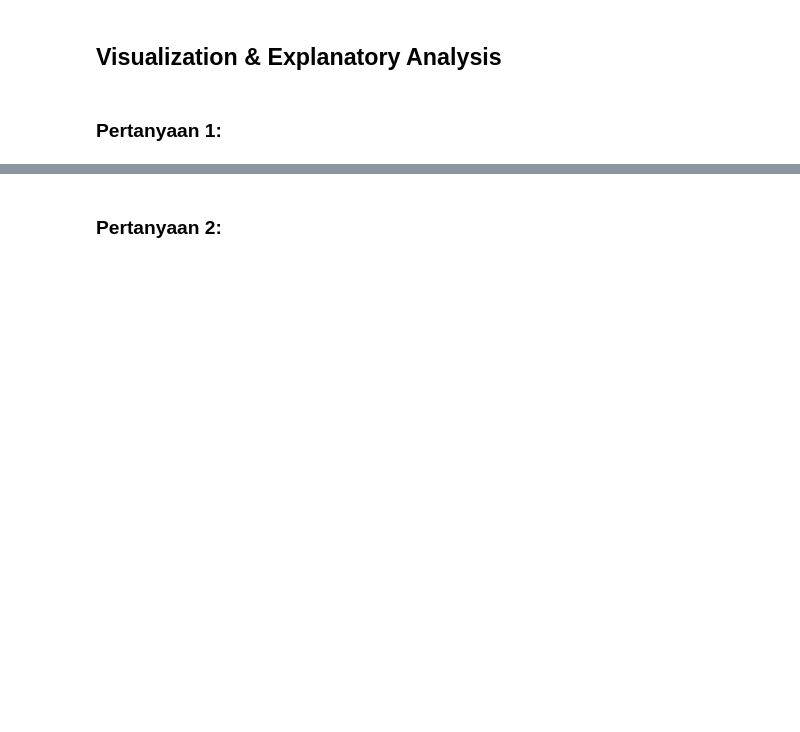
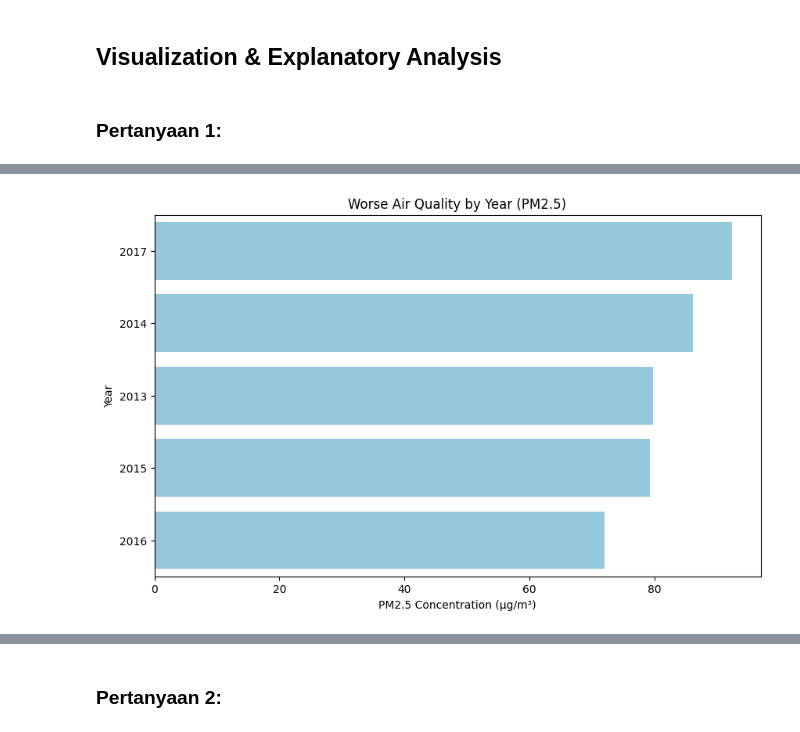
Before and after one commit to Aikonbyu/AirQualityDataAnalysis, a Jupyter notebook: Proyek_Analisis_Data.ipynb, the cells around one changed output, grey strips where cells are left out. Drawn from its saved outputs; the diff is of its cells as text; code cells hidden in the pictures; blank space fills up the shorter version.

```diff
--- a/Proyek_Analisis_Data.ipynb
+++ b/Proyek_Analisis_Data.ipynb
@@ -1023,0 +1049,14 @@ dtype: float64
+# %%
+# Visualisasi Kualitas Udara Berdasarkan Tahun dan Polutan PM2.5
+PM25_year = air_quality_year.drop(columns=["PM10", "SO2", "NO2", "CO", "O3"]).reset_index()
+PM25_year.sort_values(by="PM2.5", ascending=False, inplace=True)
+PM25_year.reset_index(drop=True, inplace=True)
+PM25_year["year"] = PM25_year["year"].astype(str)
+plt.figure(figsize=(10, 6))
+sns.barplot(x="PM2.5", y="year", data=PM25_year, color="skyblue")
+plt.title("Worse Air Quality by Year (PM2.5)")
+plt.xlabel("PM2.5 Concentration (µg/m³)")
+plt.ylabel("Year")
+plt.show()
+# %% [output]
+[figure, added]
```
Also changed, not shown: parts of 27 cells of this notebook, 1 other file.
